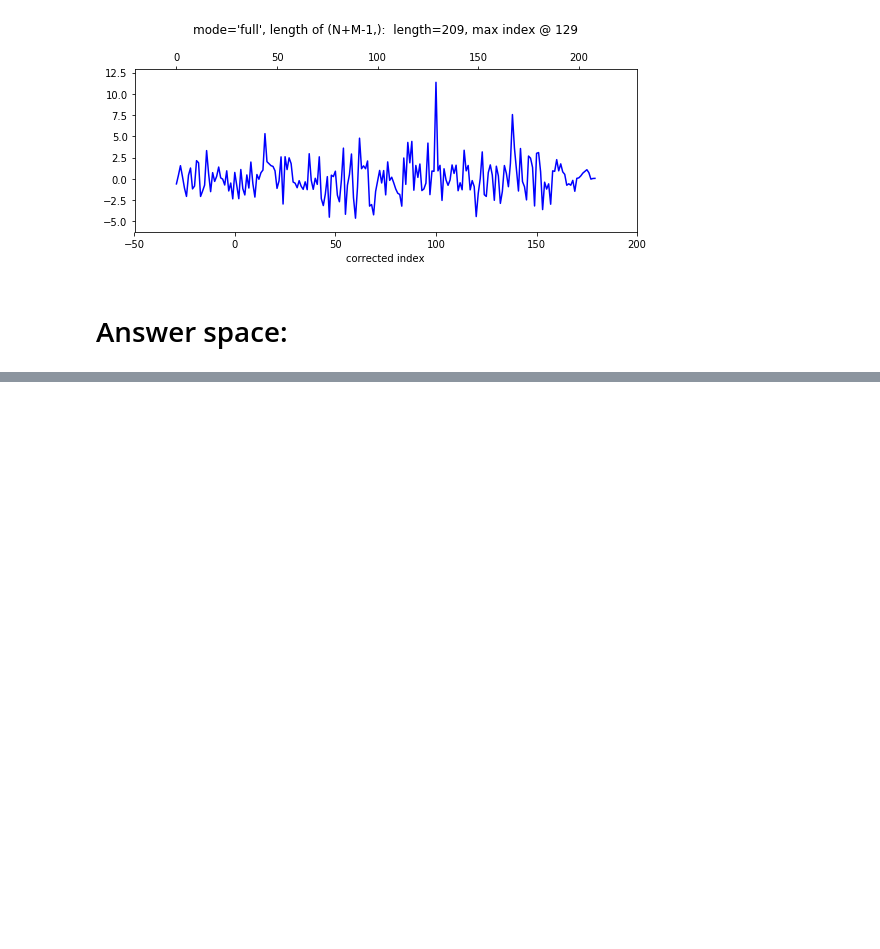
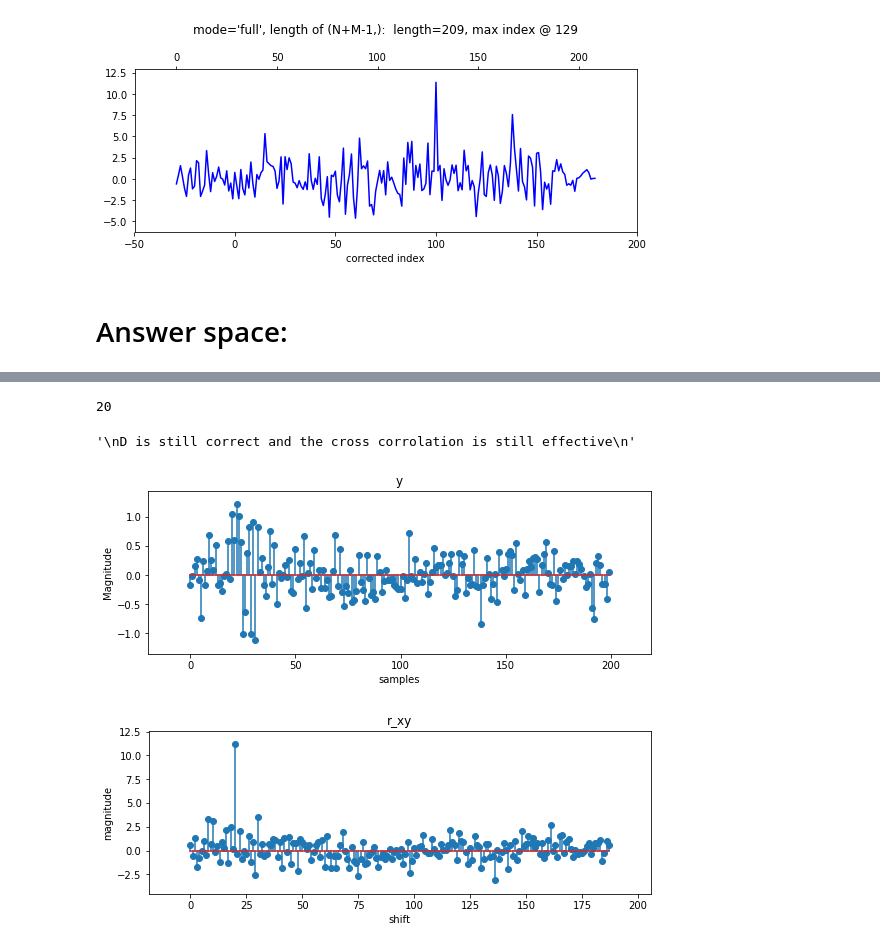
Before and after one commit to pietergoos/Stellenbosch-University, a Jupyter notebook: SS414/prac3_correlation.ipynb, the cells around one changed output, grey strips where cells are left out. Cells and saved outputs as stored; diff of their text form; code cells hidden in the pictures; blank space fills up the shorter version.

```diff
--- a/SS414/prac3_correlation.ipynb
+++ b/SS414/prac3_correlation.ipynb
@@ -223,0 +261,26 @@ add_top_axis(np.arange(len(corr)), '');
+# %%
+#Question 3d
+a = 0.9
+D = 20
+n = 200
+
+w = np.random.normal(loc = 0, scale=np.sqrt(0.1), size=n)
+
+y = w
+y[D:D+x.size] += a*x
+
+setup_plot("y", "Magnitude", "samples")
+pl.stem(y)
+
+r = np.correlate(a=y, v=x, mode='valid')
+print(np.argmax(r))
+setup_plot("r_xy", "magnitude", "shift")
+pl.stem(r)
+'''
+D is still correct and the cross corrolation is still effective
+'''
+# %% [output]
+20
+'\nD is still correct and the cross corrolation is still effective\n'
+[figure, added]
+[figure, added]
```
Also changed, not shown: parts of 9 cells of this notebook, 1 other file.
